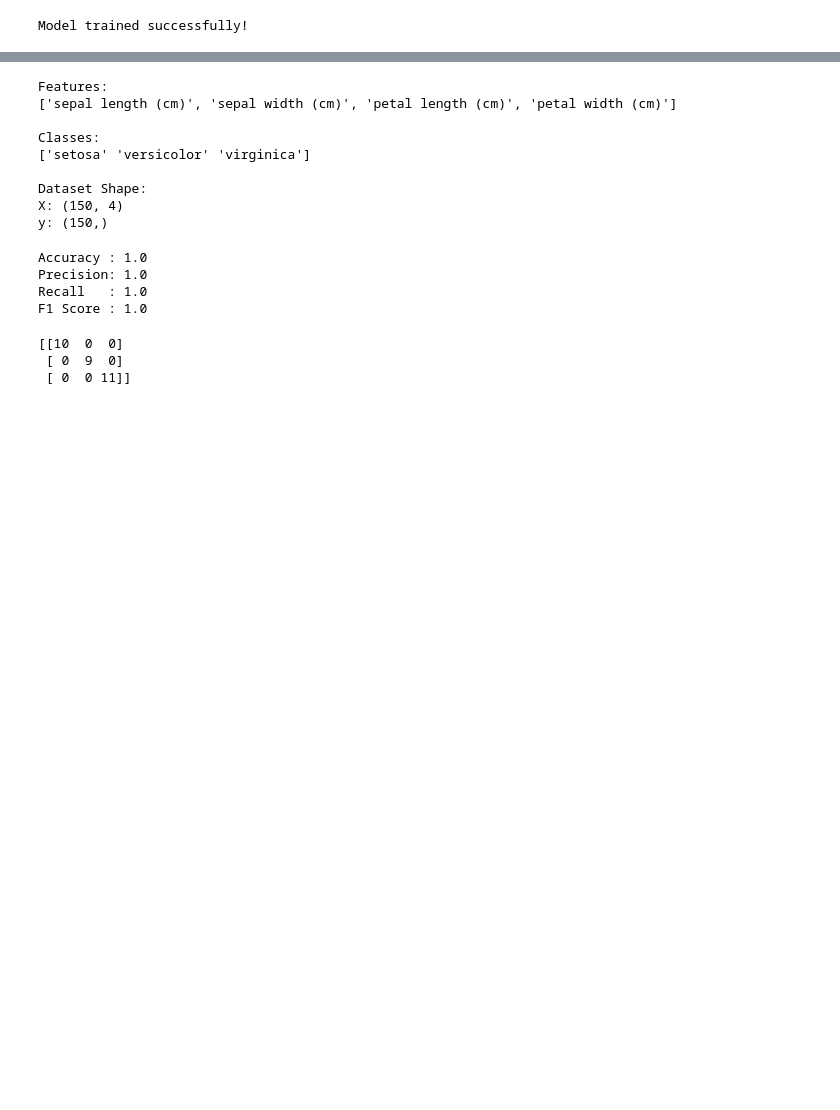
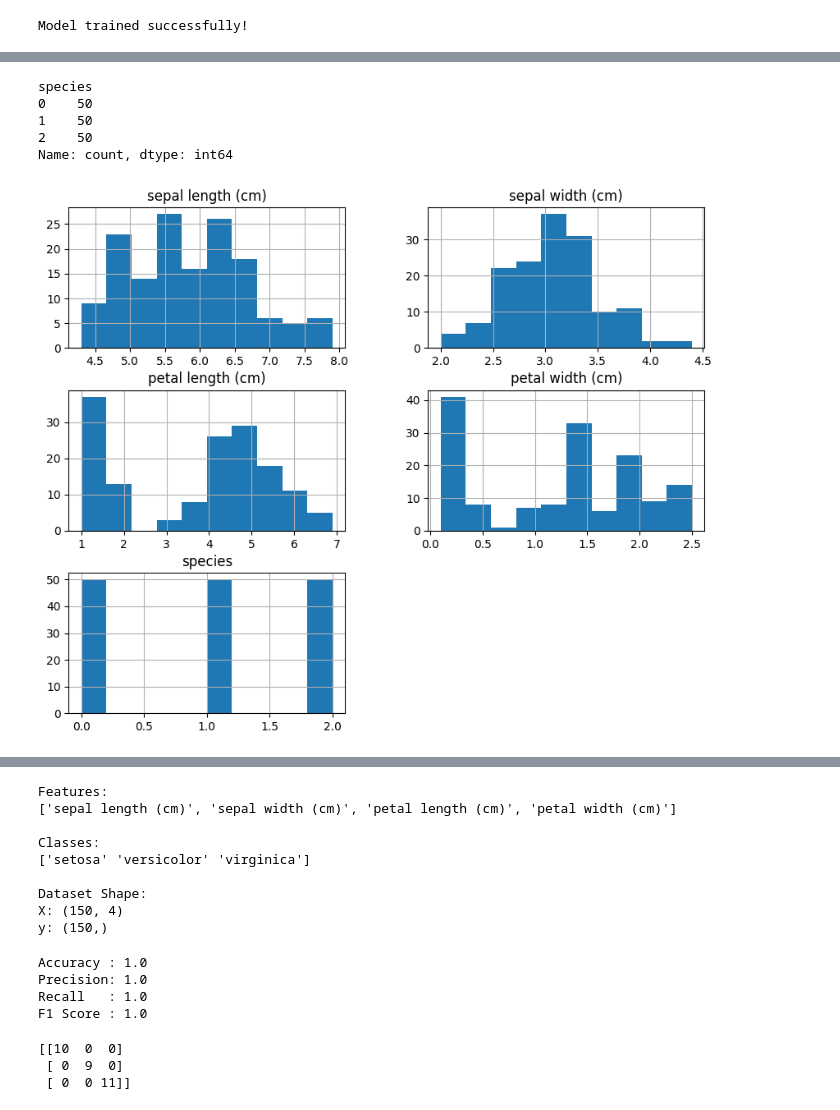
Before and after one commit to Pranav-Trivedi20/MNIST-and-Fashion-MNIST-dataset-optimization, a Jupyter notebook: Iris_and_Wine_dataset_Model_Optimization.ipynb, the cells around one changed output, grey strips where cells are left out. Saved outputs shown, nothing was run; the diff lists cells and outputs as text; code cells hidden in the pictures; blank space fills up the shorter version.

```diff
--- a/Iris_and_Wine_dataset_Model_Optimization.ipynb
+++ b/Iris_and_Wine_dataset_Model_Optimization.ipynb
@@ -32,0 +35,14 @@ Model trained successfully!
+# %%
+from sklearn.datasets import load_iris
+import pandas as pd
+
+iris = load_iris()
+
+df = pd.DataFrame(
+    iris.data,
+    columns=iris.feature_names
+)
+
+df["species"] = iris.target
+
+print(df.head())
@@ -32,0 +103,16 @@ Model trained successfully!
+# %%
+print(df["species"].value_counts())
+# %% [output]
+species
+0    50
+1    50
+2    50
+Name: count, dtype: int64
+# %%
+#Ploting Histogram
+import matplotlib.pyplot as plt
+
+df.hist(figsize=(10,8))
+plt.show()
+# %% [output]
+[figure, added]
```
Also changed, not shown: parts of 37 cells of this notebook.
